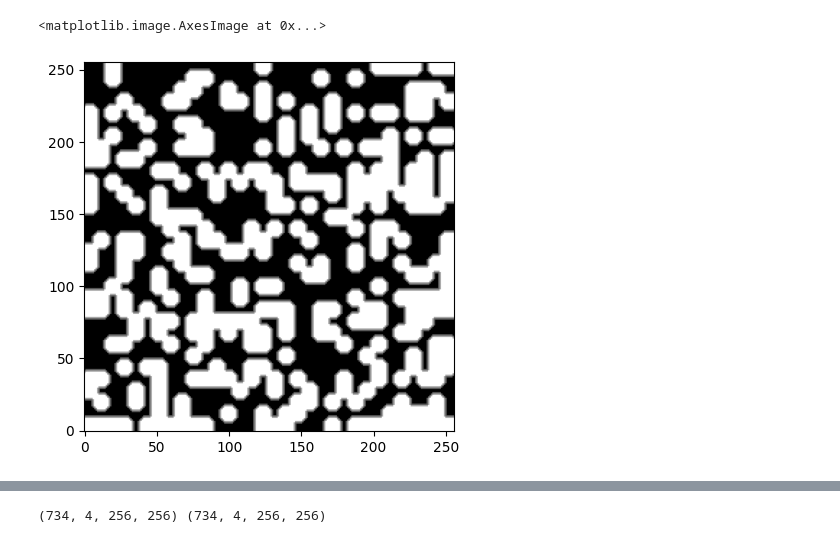
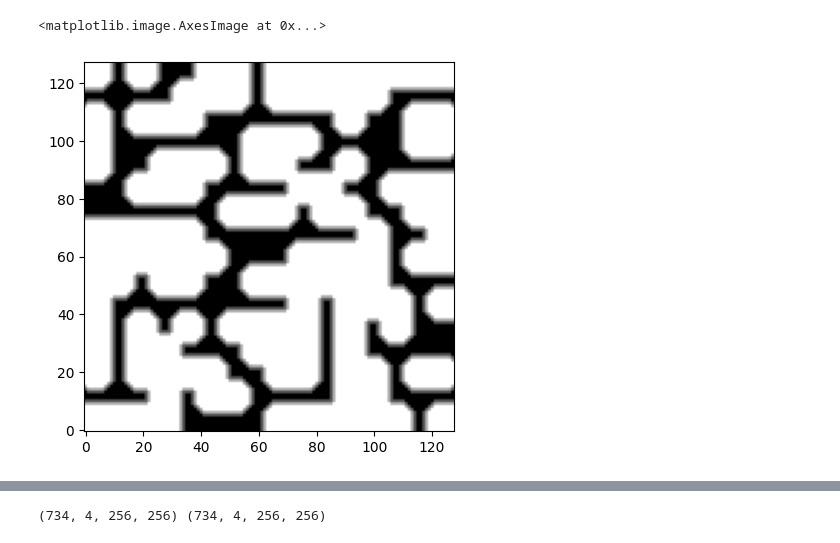
Before and after one commit to techMathGroup/tpfm_unet, a Jupyter notebook: notebooks/data_preparation.ipynb, the cells around one changed output, grey strips where cells are left out. Saved outputs shown, nothing was run; the diff lists cells and outputs as text; code cells hidden in the pictures.

```diff
--- a/notebooks/data_preparation.ipynb
+++ b/notebooks/data_preparation.ipynb
@@ -12,11 +12,13 @@ import matplotlib.pyplot as plt
 import sys
 sys.path.append('../src')
 from utils import *
+# %%
+size = 128
 # %%
-df = pd.read_csv('../working/mixer_256/topology_1.dat')
-example = df['lambda'].to_numpy().reshape(256, 256)
+df = pd.read_csv(f'../working/mixer_{size}/topology_1.dat')
+example = df['lambda'].to_numpy().reshape(size, size)
 plt.imshow(example, cmap='gray', origin='lower')
 # %% [output]
 <matplotlib.image.AxesImage at 0x...>
-[figure, old version]
+[figure, new version]
 # %%
```
Also changed, not shown: parts of 19 cells of this notebook, 18 other files.
